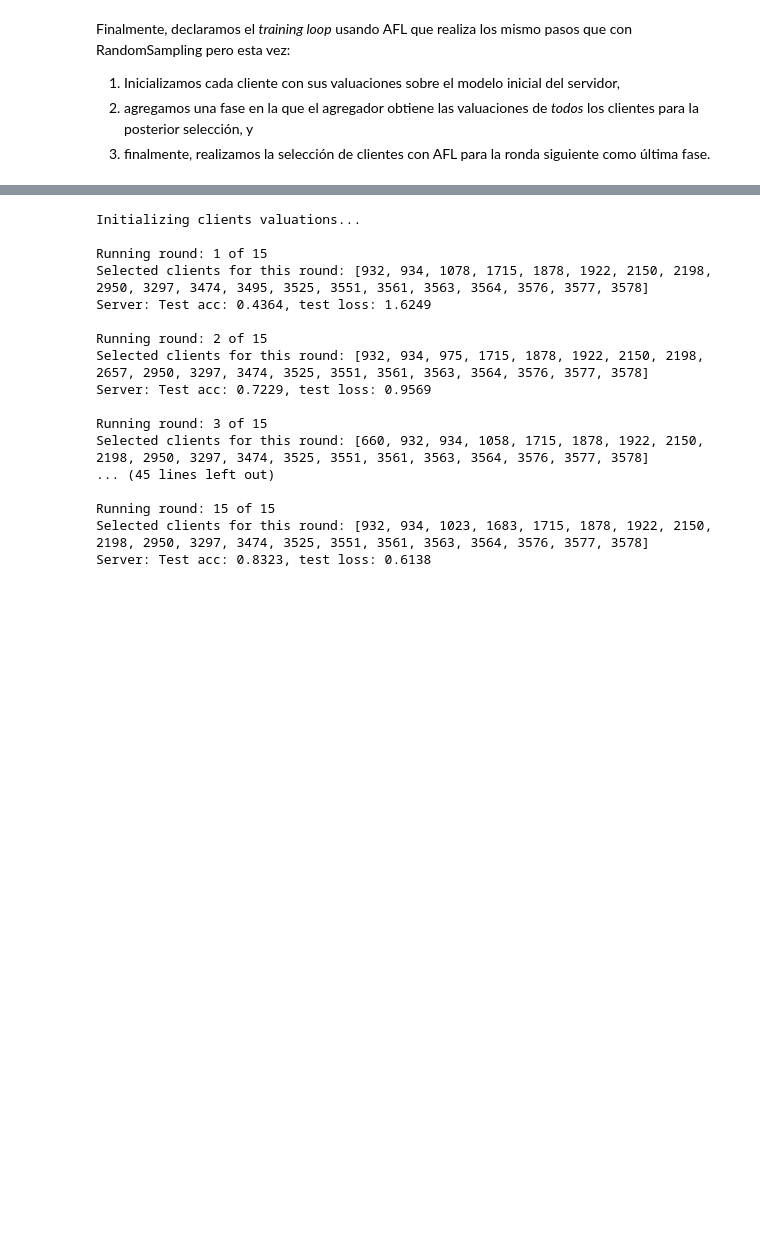
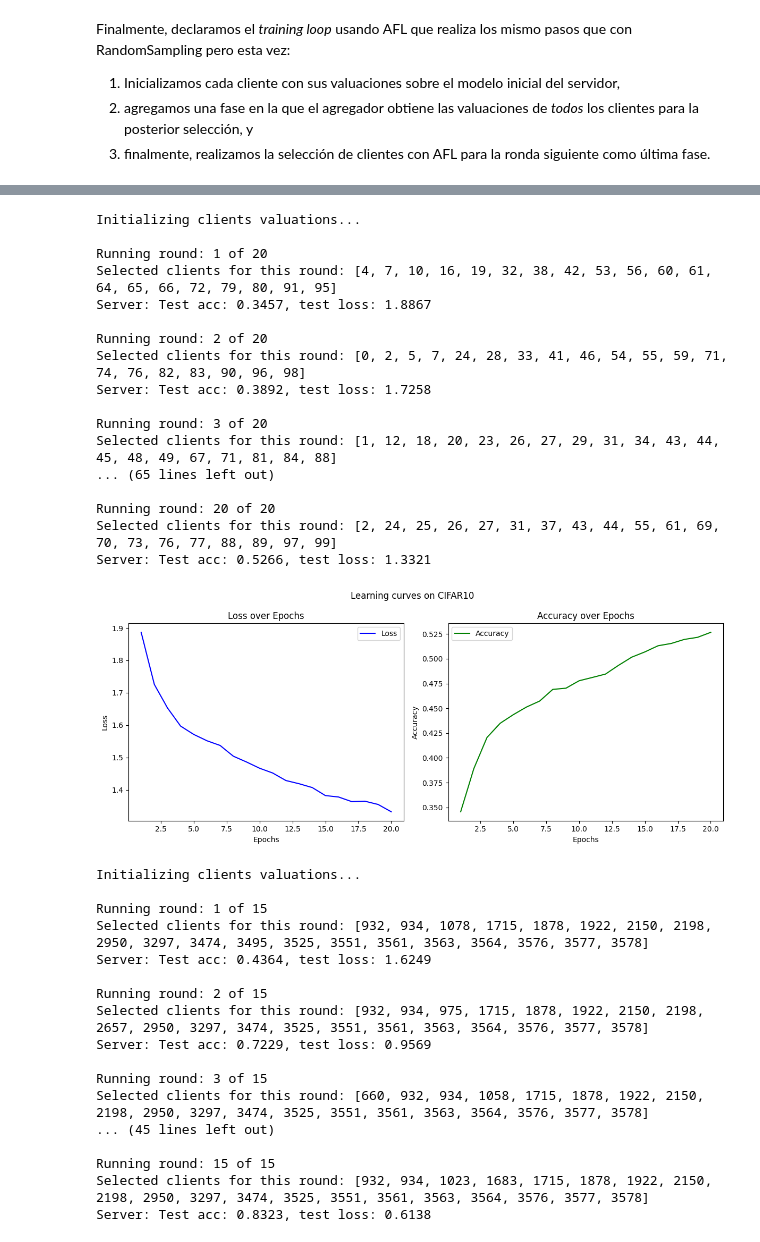
Before and after one commit to mayoras/flex-cs, a Jupyter notebook: notebooks/active.ipynb, the cells around one changed output, grey strips where cells are left out. Cells and saved outputs as stored; diff of their text form; code cells hidden in the pictures; blank space fills up the shorter version.

```diff
--- a/notebooks/active.ipynb
+++ b/notebooks/active.ipynb
@@ -769,3 +805,25 @@ Ejecutamos en primer lugar AFL para $15$ rondas de entrenamiento federado con $2
+# %%
+losses, accuracies = train_n_rounds(pool_cifar, n_rounds=20, clients_per_round=20, problem="cifar")
+plot_loss_accuracy(losses, accuracies, title="Learning curves on CIFAR10")
+# %% [output]
+Initializing clients valuations...
+
+Running round: 1 of 20
+Selected clients for this round: [4, 7, 10, 16, 19, 32, 38, 42, 53, 56, 60, 61, 64, 65, 66, 72, 79, 80, 91, 95]
+Server: Test acc: 0.3457, test loss: 1.8867
+
+Running round: 2 of 20
+Selected clients for this round: [0, 2, 5, 7, 24, 28, 33, 41, 46, 54, 55, 59, 71, 74, 76, 82, 83, 90, 96, 98]
+Server: Test acc: 0.3892, test loss: 1.7258
+
+Running round: 3 of 20
+Selected clients for this round: [1, 12, 18, 20, 23, 26, 27, 29, 31, 34, 43, 44, 45, 48, 49, 67, 71, 81, 84, 88]
+... (65 lines left out)
+
+Running round: 20 of 20
+Selected clients for this round: [2, 24, 25, 26, 27, 31, 37, 43, 44, 55, 61, 69, 70, 73, 76, 77, 88, 89, 97, 99]
+Server: Test acc: 0.5266, test loss: 1.3321
+[figure, added]
 # %%
 losses, accuracies = train_n_rounds_afl(15)
 plot_loss_accuracy(losses, accuracies)
```
Also changed, not shown: parts of 15 cells of this notebook.
